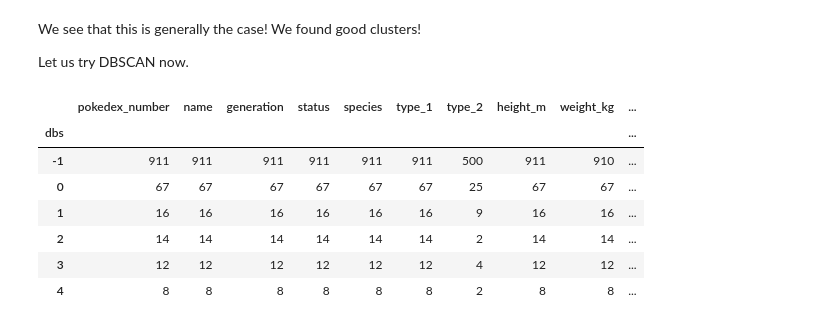
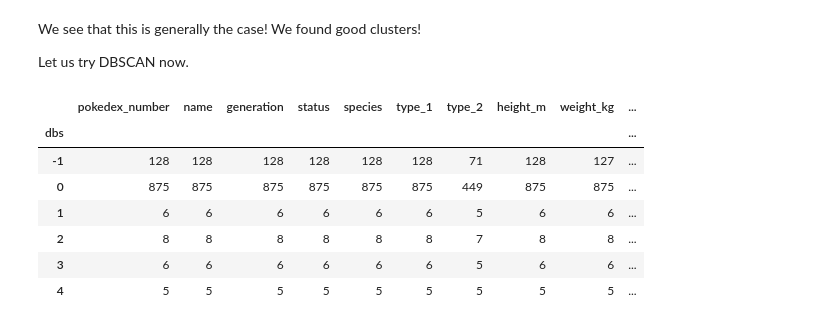
Before and after one commit to Jestefano/pokemonClustering, a Jupyter notebook: Clustering.ipynb, the cells around one changed output. Saved outputs shown, nothing was run; the diff lists cells and outputs as text; code cells hidden in the pictures.

```diff
--- a/Clustering.ipynb
+++ b/Clustering.ipynb
@@ -7,6 +7,7 @@ import pandas as pd
 pd.options.display.max_columns = 30
 from sklearn.preprocessing import StandardScaler
 from sklearn.cluster import KMeans, DBSCAN
+rs = 10
 df = pd.read_csv('completeData.csv')
 X1 = pd.read_csv('treatmentData1.csv')
 # %%
@@ -102,14 +103,14 @@ We see that this is generally the case! We found good clusters!
 
 Let us try DBSCAN now.
 # %%
-df['dbs'] = DBSCAN(min_samples=8,eps=20).fit(X1).labels_
+df['dbs'] = DBSCAN(min_samples=5,eps=40).fit(X1).labels_
 df.groupby('dbs').count()
 # %% [output]
 |  | pokedex_number | name | generation | status | species | type_1 | type_2 | height_m | weight_kg | ... |
 | dbs |  |  |  |  |  |  |  |  |  | ... |
-| -1 | 911 | 911 | 911 | 911 | 911 | 911 | 500 | 911 | 910 | ... |
-| 0 | 67 | 67 | 67 | 67 | 67 | 67 | 25 | 67 | 67 | ... |
-| 1 | 16 | 16 | 16 | 16 | 16 | 16 | 9 | 16 | 16 | ... |
-| 2 | 14 | 14 | 14 | 14 | 14 | 14 | 2 | 14 | 14 | ... |
-| 3 | 12 | 12 | 12 | 12 | 12 | 12 | 4 | 12 | 12 | ... |
-| 4 | 8 | 8 | 8 | 8 | 8 | 8 | 2 | 8 | 8 | ... |
+| -1 | 128 | 128 | 128 | 128 | 128 | 128 | 71 | 128 | 127 | ... |
+| 0 | 875 | 875 | 875 | 875 | 875 | 875 | 449 | 875 | 875 | ... |
+| 1 | 6 | 6 | 6 | 6 | 6 | 6 | 5 | 6 | 6 | ... |
+| 2 | 8 | 8 | 8 | 8 | 8 | 8 | 7 | 8 | 8 | ... |
+| 3 | 6 | 6 | 6 | 6 | 6 | 6 | 5 | 6 | 6 | ... |
+| 4 | 5 | 5 | 5 | 5 | 5 | 5 | 5 | 5 | 5 | ... |
```
Also changed, not shown: parts of 6 cells of this notebook.
